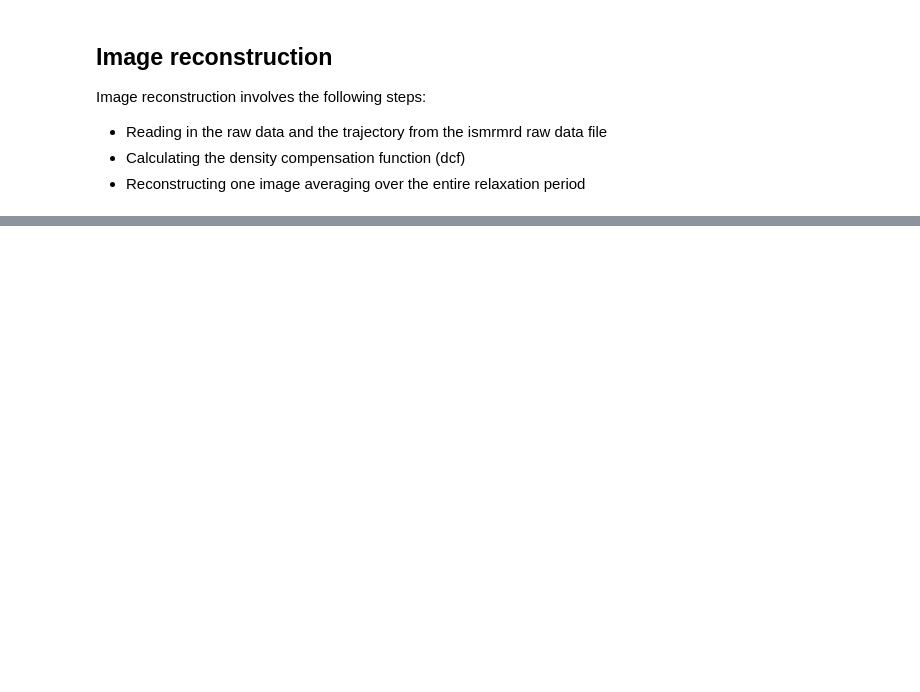
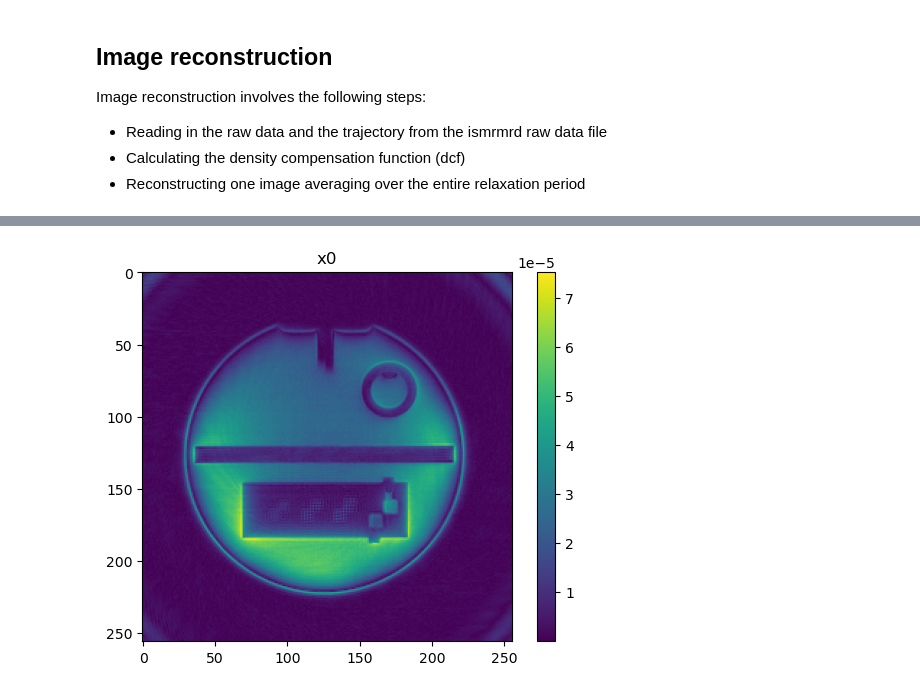
Before and after one commit to PTB-MR/mrpro, a Jupyter notebook: examples/spiral_reconstruction.ipynb, the cells around one changed output, grey strips where cells are left out. Cells and saved outputs as stored; diff of their text form; code cells hidden in the pictures; blank space fills up the shorter version.

Commit message:
Reco and CG works with operators

```diff
--- a/examples/spiral_reconstruction.ipynb
+++ b/examples/spiral_reconstruction.ipynb
@@ -83,0 +86,16 @@ plt.imshow(torch.abs(img[0, 0, 0, :, :]))
+# %%
+# Construct operators
+A = fourier_op @ csm_op
+AH = A.H
+W = EinsumOp((dcf.data/dcf.data.shape[2]).to(torch.complex64),"...ij,...j->...j")
+AHW = (AH @ W)
+H = (AH@W)@A
+# %%
+#Visualize results
+x0 = AHW(kdata.data)[0]
+plt.imshow(torch.abs(x0[0, 0, 0, :, :]))
+plt.colorbar()
+plt.title('x0')
+plt.show()
+# %% [output]
+[figure, added]
```
Also changed, not shown: parts of 6 cells of this notebook, 2 other files.
